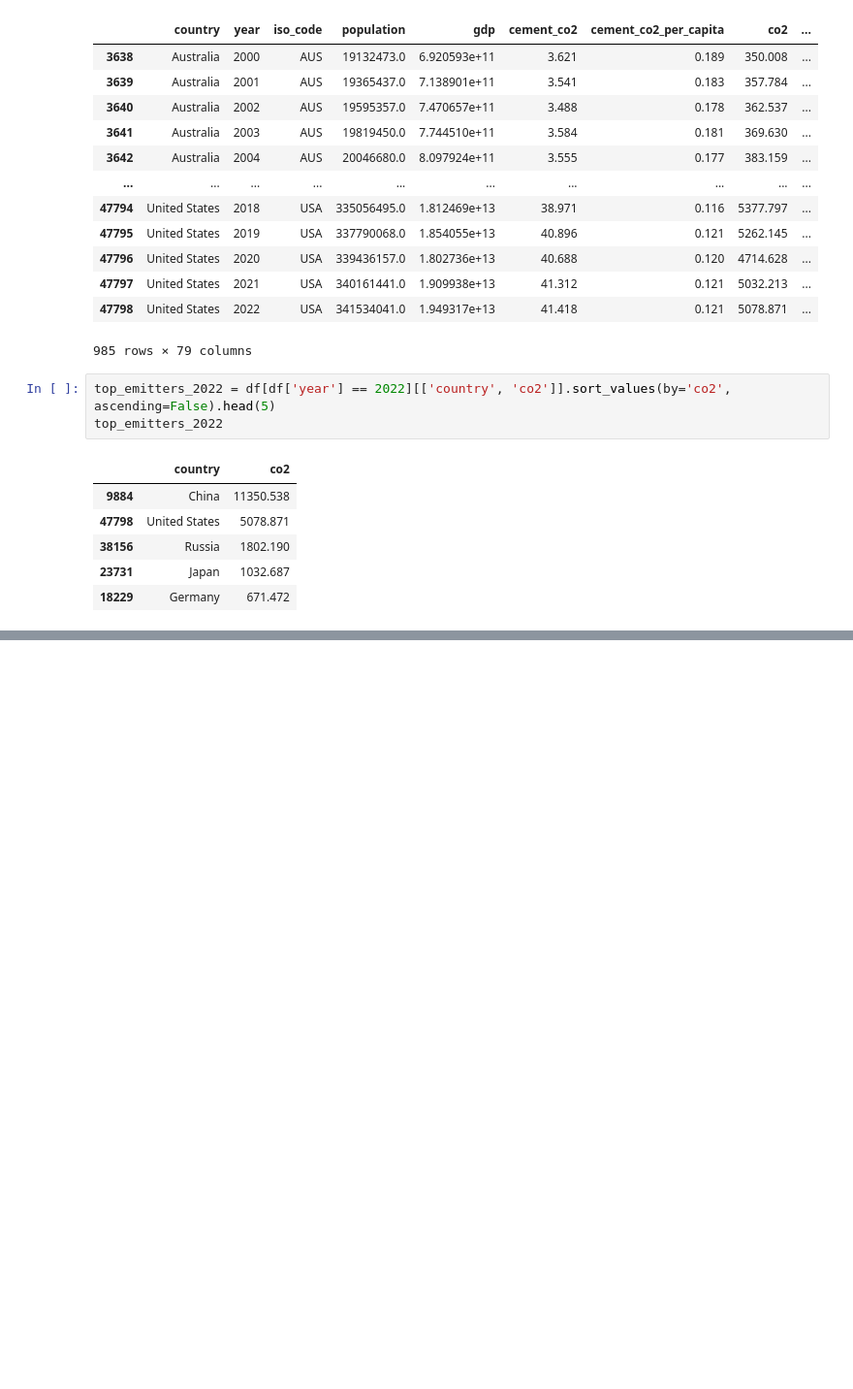
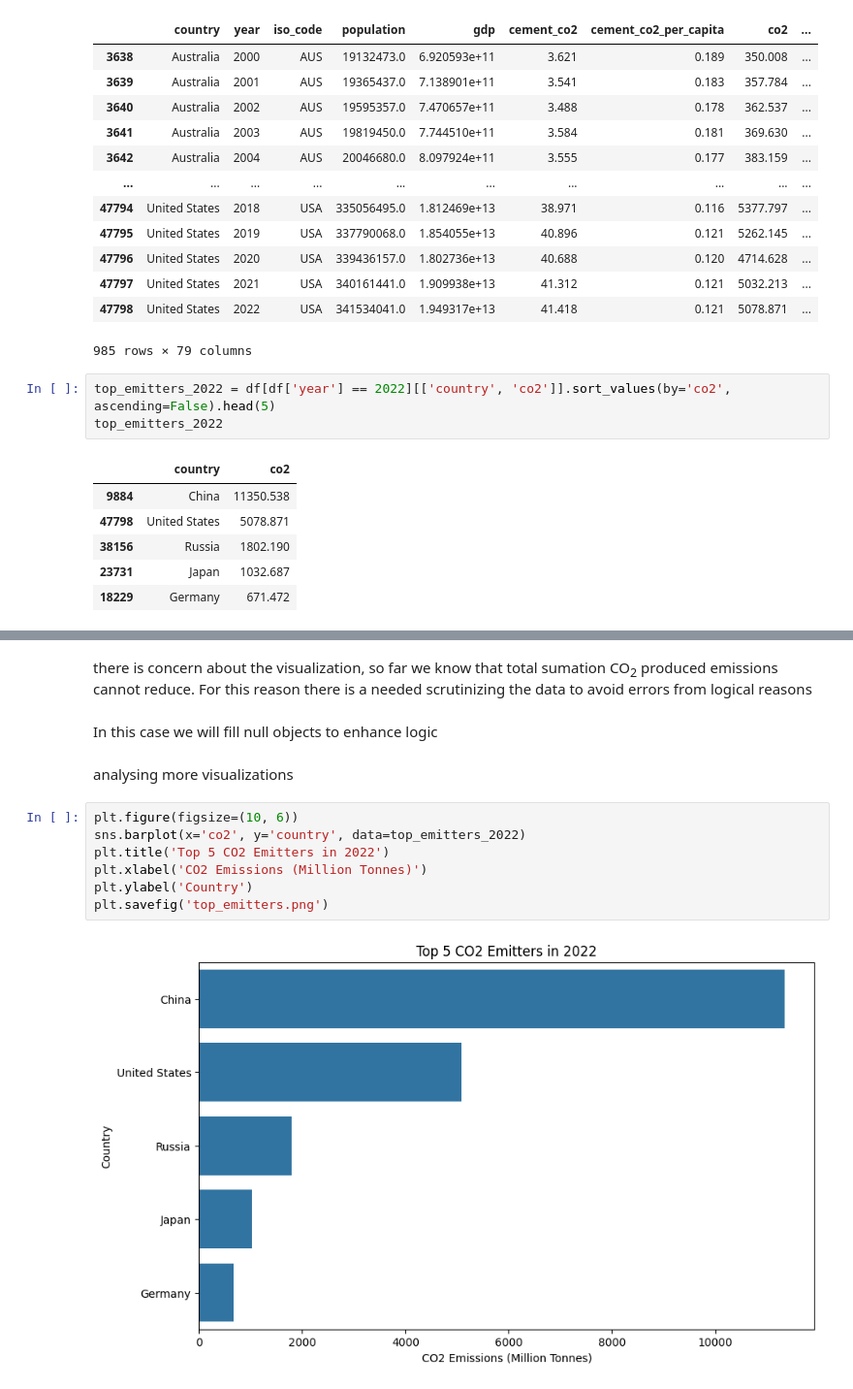
Before and after one commit to Emmanuel-km/Climate-Data-Analysis, a Jupyter notebook: Code-data-analysis/climate_data_anlysis.ipynb, the cells around one changed output, grey strips where cells are left out. Shown at 97% size. Cells and saved outputs as stored; diff of their text form; blank space fills up the shorter version.

Commit message:
Top emitters of CO2 in 2022

```diff
--- a/Code-data-analysis/climate_data_anlysis.ipynb
+++ b/Code-data-analysis/climate_data_anlysis.ipynb
@@ -134,2 +132,18 @@ plt.savefig('../visual images/global_co2.png')
 # %% [output]
 [figure]
+# %% [markdown]
+there is concern about the visualization, so far we know that total sumation CO<sub>2</sub> produced emissions cannot reduce.
+For this reason there is a needed scrutinizing the data to avoid errors from logical reasons
+# %% [markdown]
+In this case we will fill null objects to enhance logic
+# %% [markdown]
+analysing more visualizations
+# %%
+plt.figure(figsize=(10, 6))
+sns.barplot(x='co2', y='country', data=top_emitters_2022)
+plt.title('Top 5 CO2 Emitters in 2022')
+plt.xlabel('CO2 Emissions (Million Tonnes)')
+plt.ylabel('Country')
+plt.savefig('top_emitters.png')
+# %% [output]
+[figure, added]
```
Also changed, not shown: parts of 2 cells of this notebook, 1 other file.
